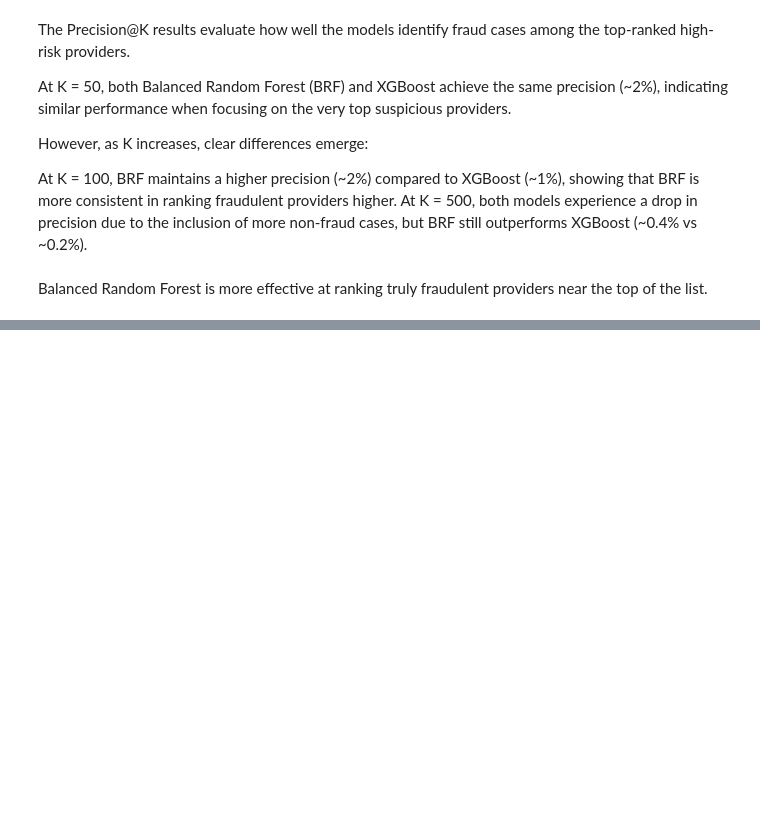
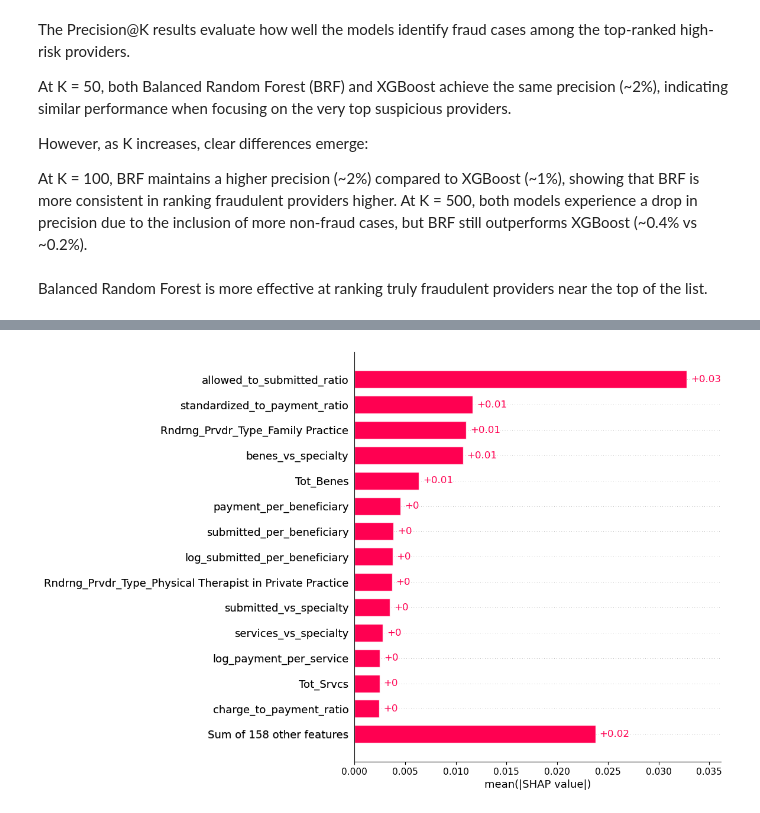
Before and after one commit to chaza4004/provider-fraud-risk-scoring, a Jupyter notebook: src/train_model.ipynb, the cells around one changed output, grey strips where cells are left out. Saved outputs shown, nothing was run; the diff lists cells and outputs as text; code cells hidden in the pictures; blank space fills up the shorter version.

```diff
--- a/src/train_model.ipynb
+++ b/src/train_model.ipynb
@@ -1238,0 +1275,4 @@ Balanced Random Forest is more effective at ranking truly fraudulent providers n
+# %%
+shap.plots.bar(shap_values, max_display=15)
+# %% [output]
+[figure, added]
```
Also changed, not shown: parts of 35 cells of this notebook.
